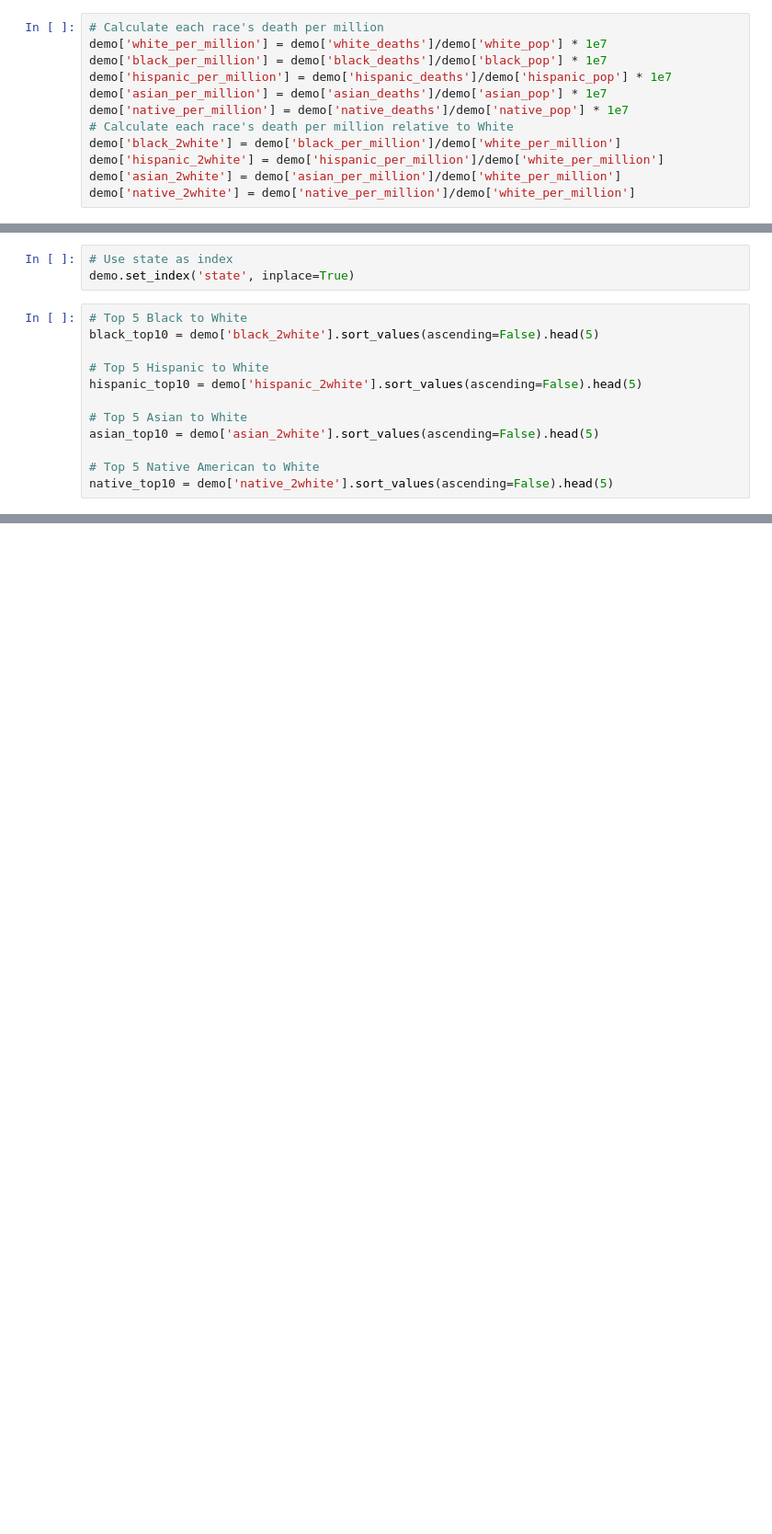
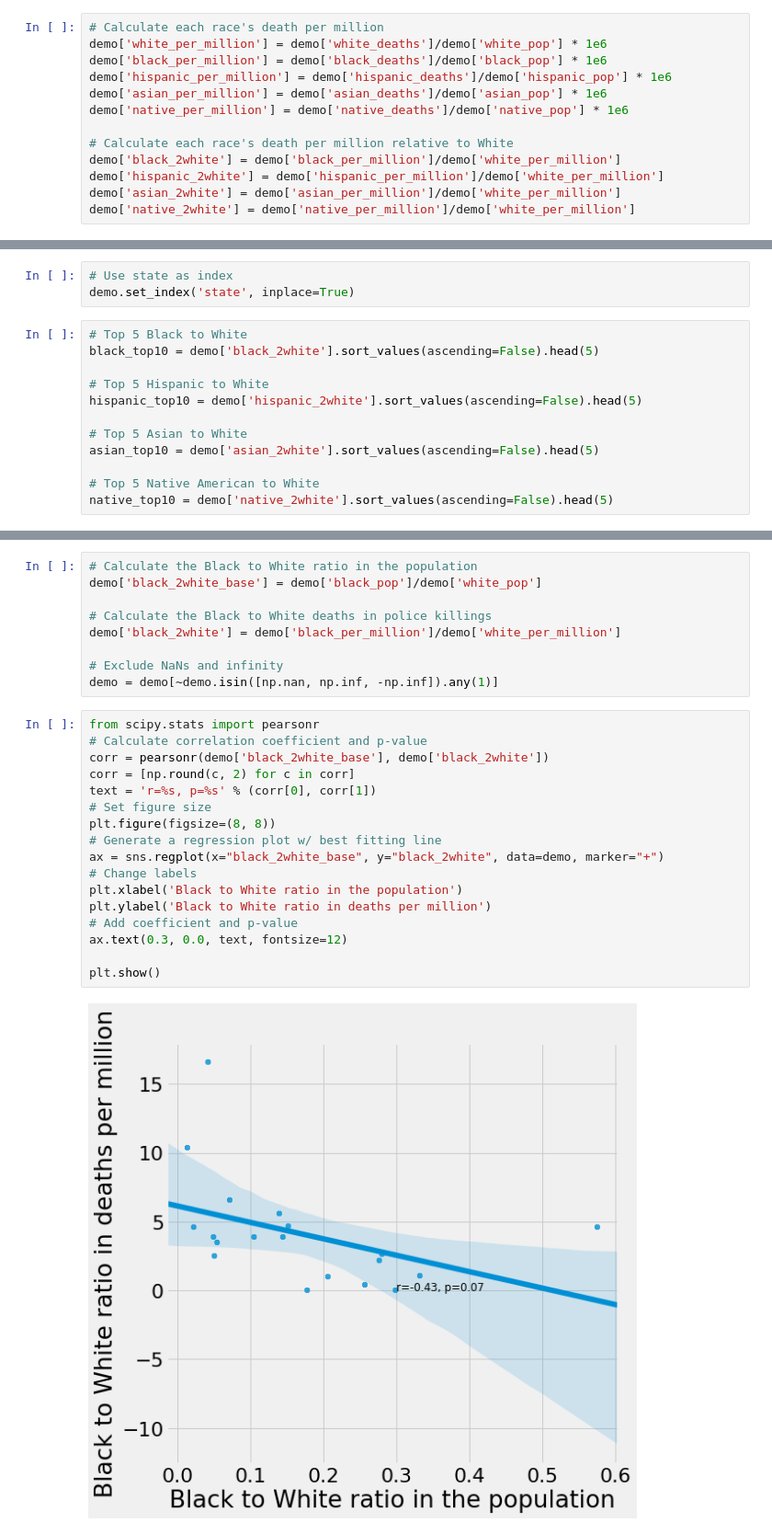
Before and after one commit to Yuan-Meng/police-killings, a Jupyter notebook: police_killings_final.ipynb, the cells around one changed output, grey strips where cells are left out. Shown at 92% size. Cells and saved outputs as stored; diff of their text form; blank space fills up the shorter version.

```diff
--- a/police_killings_final.ipynb
+++ b/police_killings_final.ipynb
@@ -517,11 +508,12 @@ old_names = demo.columns[9:]
 demo.rename(columns=dict(zip(old_names, new_names)), inplace=True)
 # %%
 # Calculate each race's death per million
-demo['white_per_million'] = demo['white_deaths']/demo['white_pop'] * 1e7
-demo['black_per_million'] = demo['black_deaths']/demo['black_pop'] * 1e7
-demo['hispanic_per_million'] = demo['hispanic_deaths']/demo['hispanic_pop'] * 1e7
-demo['asian_per_million'] = demo['asian_deaths']/demo['asian_pop'] * 1e7
-demo['native_per_million'] = demo['native_deaths']/demo['native_pop'] * 1e7
+demo['white_per_million'] = demo['white_deaths']/demo['white_pop'] * 1e6
+demo['black_per_million'] = demo['black_deaths']/demo['black_pop'] * 1e6
+demo['hispanic_per_million'] = demo['hispanic_deaths']/demo['hispanic_pop'] * 1e6
+demo['asian_per_million'] = demo['asian_deaths']/demo['asian_pop'] * 1e6
+demo['native_per_million'] = demo['native_deaths']/demo['native_pop'] * 1e6
+
 # Calculate each race's death per million relative to White
 demo['black_2white'] = demo['black_per_million']/demo['white_per_million']
 demo['hispanic_2white'] = demo['hispanic_per_million']/demo['white_per_million']
@@ -677,3 +672,31 @@ In states such as Virginia, Massachusetts, New Jersey, and New York, Black to Wh
+# %%
+# Calculate the Black to White ratio in the population
+demo['black_2white_base'] = demo['black_pop']/demo['white_pop']
+
+# Calculate the Black to White deaths in police killings
+demo['black_2white'] = demo['black_per_million']/demo['white_per_million']
+
+# Exclude NaNs and infinity
+demo = demo[~demo.isin([np.nan, np.inf, -np.inf]).any(1)]
+# %%
+from scipy.stats import pearsonr
+# Calculate correlation coefficient and p-value
+corr = pearsonr(demo['black_2white_base'], demo['black_2white'])
+corr = [np.round(c, 2) for c in corr]
+text = 'r=%s, p=%s' % (corr[0], corr[1])
+# Set figure size
+plt.figure(figsize=(8, 8))
+# Generate a regression plot w/ best fitting line
+ax = sns.regplot(x="black_2white_base", y="black_2white", data=demo, marker="+")
+# Change labels
+plt.xlabel('Black to White ratio in the population')
+plt.ylabel('Black to White ratio in deaths per million')
+# Add coefficient and p-value
+ax.text(0.3, 0.0, text, fontsize=12)
+
+plt.show()
+# %% [output]
+[figure, added]
 # %% [markdown]
 ## Summary
 
```
Also changed, not shown: parts of 46 cells of this notebook.
